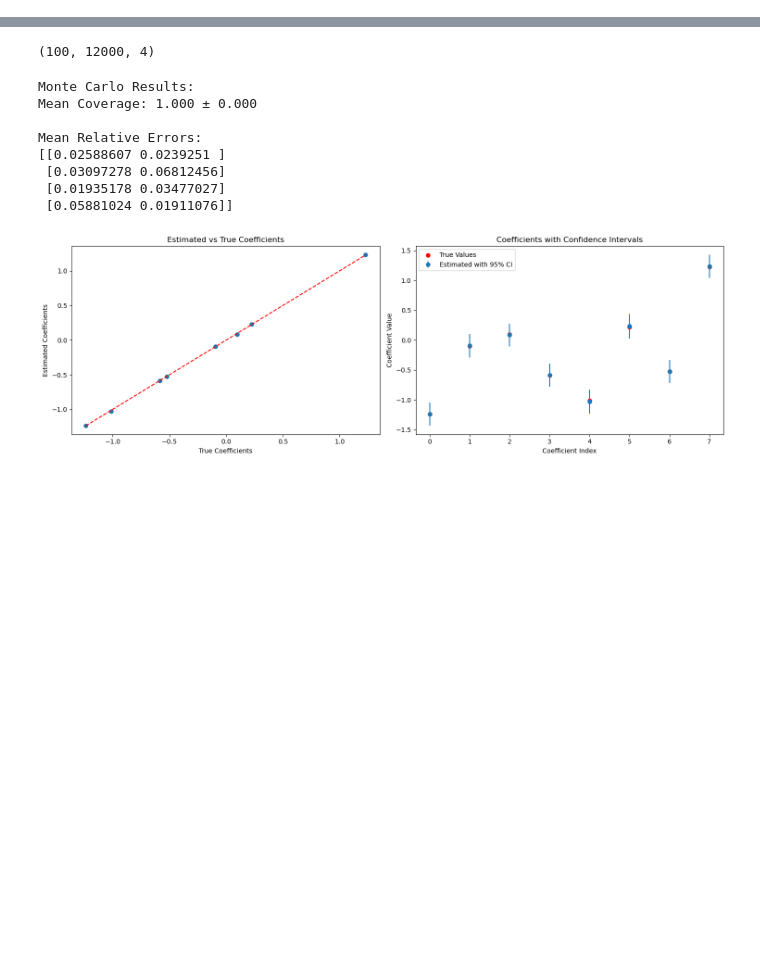
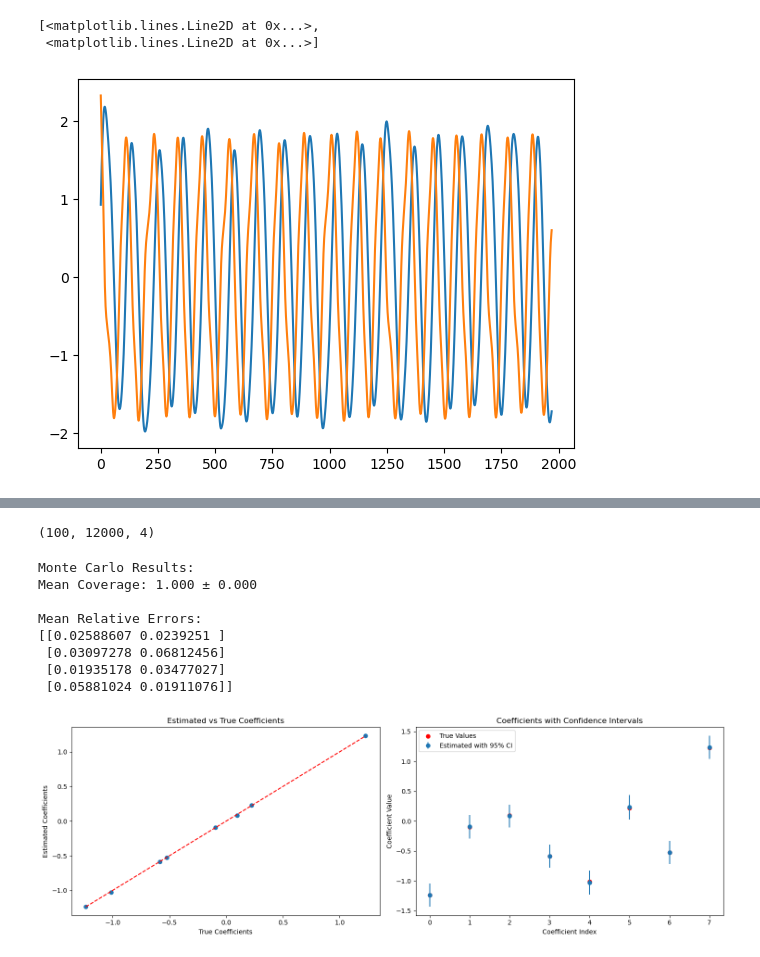
Before and after one commit to Michaelhess17/NeuralODE, a Jupyter notebook: tmp.ipynb, the cells around one changed output, grey strips where cells are left out. Cells and saved outputs as stored; diff of their text form; code cells hidden in the pictures; blank space fills up the shorter version.

```diff
--- a/tmp.ipynb
+++ b/tmp.ipynb
@@ -36,5 +37,11 @@ import warnings
 %load_ext autoreload
 %autoreload 2
+# %%
+plt.plot(new_data[0, :, :])
+# %% [output]
+[<matplotlib.lines.Line2D at 0x...>,
+ <matplotlib.lines.Line2D at 0x...>]
+[figure, added]
 # %%
 window_length = 30
 polyorder = 3
```
Also changed, not shown: parts of 6 cells of this notebook, 1 other file.
